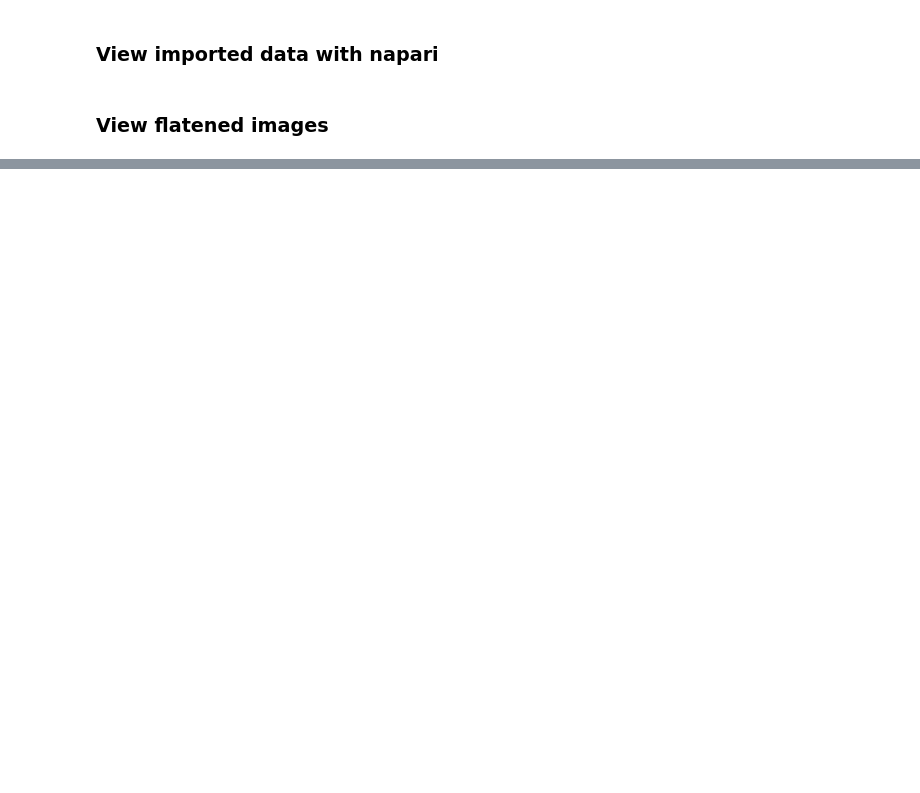
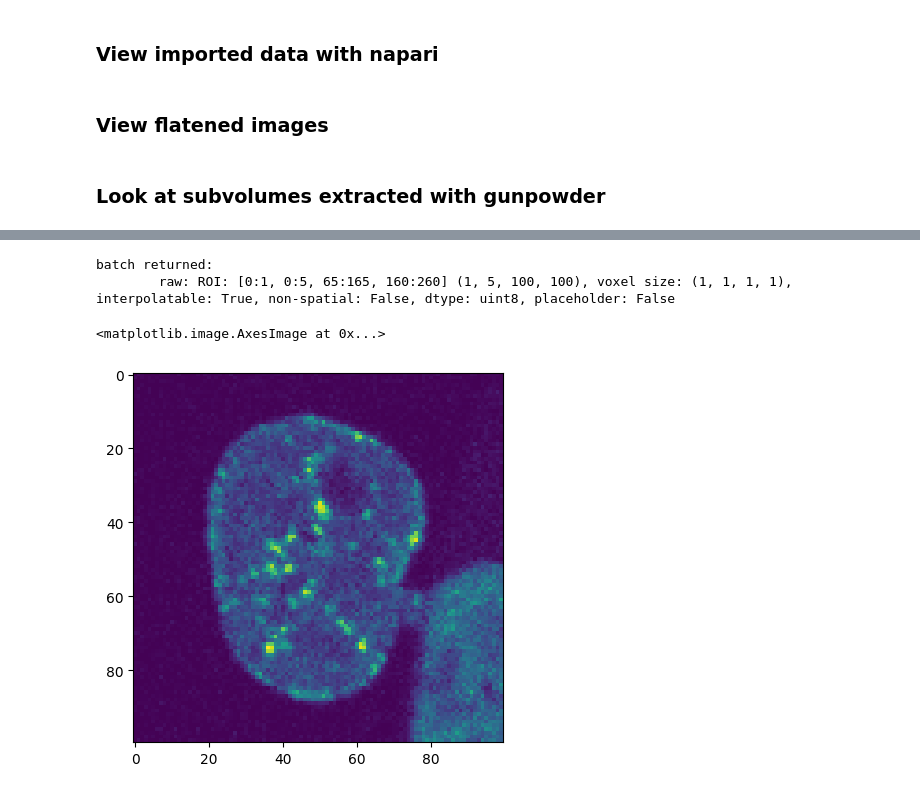
Before and after one commit to KlausYserentant/DLMBL_celltracking, a Jupyter notebook: napari.ipynb, the cells around one changed output, grey strips where cells are left out. Drawn from its saved outputs; the diff is of its cells as text; code cells hidden in the pictures; blank space fills up the shorter version.

Commit message:
added minimal working example to generate gunpowder batches from example data to napari.ipynb

```diff
--- a/napari.ipynb
+++ b/napari.ipynb
@@ -45,3 +44,48 @@ tra_flat = tra.sum(axis=1)
 img_flat.shape
 viewer.add_image(img_flat, name="image_flat");
 viewer.add_image(tra_flat,name='tra_flat');
+# %% [markdown]
+
+### Look at subvolumes extracted with gunpowder
+# %%
+# provide path to zarr directory
+zarrdir = '/mnt/shared/celltracking/data/cho/01.zarr'
+
+coord_paired = ((0,0,65, 160),(1,0,67, 165))
+coord_unpaired = ((0,0,65, 160),(1,0,60, 200))
+
+# s
+volSize = (1,5,100, 100)
+coord = coord_paired[0]
+
+
+
+# declare arrays to use in the pipeline
+key ='raw'
+raw = gp.ArrayKey(key)
+
+# create "pipeline" consisting only of a data source
+source = gp.ZarrSource(
+    zarrdir,  # the zarr container
+    {raw: key},  # which dataset to associate to the array key
+    {raw: gp.ArraySpec(interpolatable=True)}  # meta-information
+)
+pipeline = gp.Pipeline(source)
+
+# specify request
+request[raw] = gp.Roi(coord, volSize)
+
+# build the pipeline
+with gp.build(pipeline):
+      batch = pipeline.request_batch(request)
+
+# show the content of the batch
+print(f"batch returned: {batch}")
+
+# plot first slice of volume
+plt.imshow(np.flipud(batch[raw].data[0,0,:,:]))
+
+# load volume into napari
+# viewer = napari.Viewer()
+# viewer.add_image(batch[raw].data, name="volume 1");
+# %% [output]
@@ -47,0 +93,4 @@ viewer.add_image(tra_flat,name='tra_flat');
+batch returned:
+        raw: ROI: [0:1, 0:5, 65:165, 160:260] (1, 5, 100, 100), voxel size: (1, 1, 1, 1), interpolatable: True, non-spatial: False, dtype: uint8, placeholder: False
+<matplotlib.image.AxesImage at 0x...>
+[figure, added]
```
Also changed, not shown: parts of 3 cells of this notebook.
